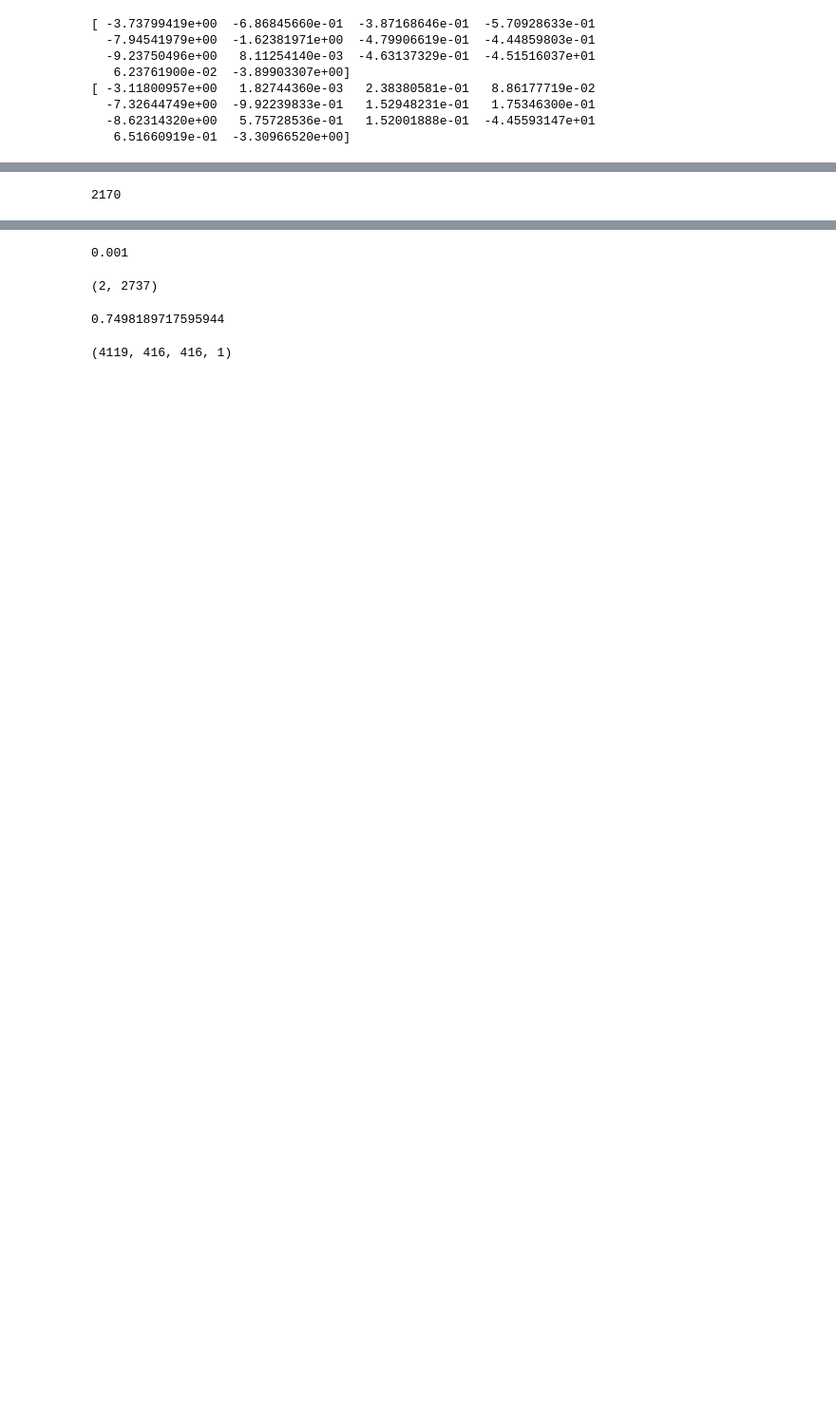
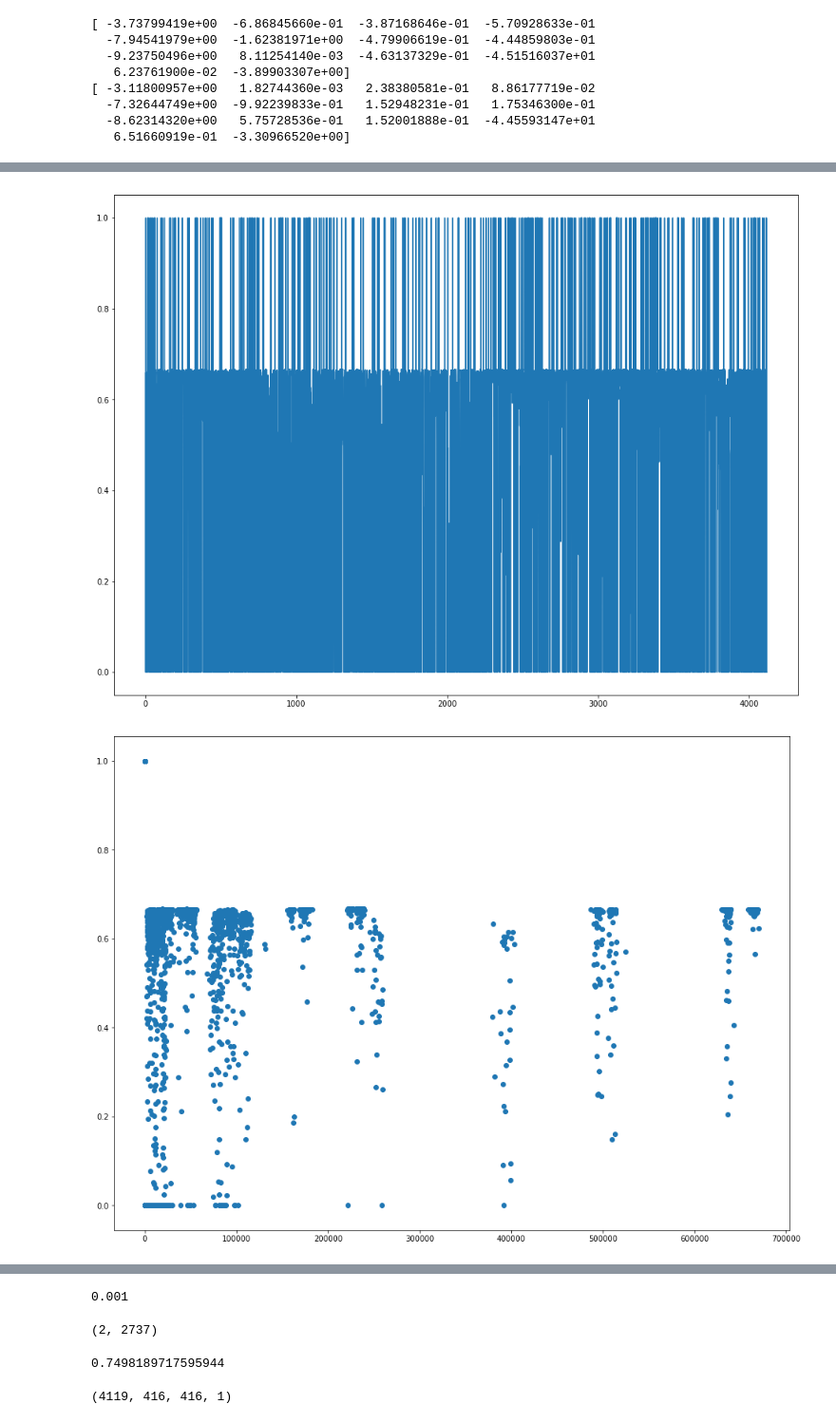
Before and after one commit to SorokinV/2018-TopCoder-Konika-Minolta, a Jupyter notebook: Jupyter/CM-V02-NET.ipynb, the cells around one changed output, grey strips where cells are left out. Shown at 95% size. Drawn from its saved outputs; the diff is of its cells as text; code cells hidden in the pictures; blank space fills up the shorter version.

```diff
--- a/Jupyter/CM-V02-NET.ipynb
+++ b/Jupyter/CM-V02-NET.ipynb
@@ -821,11 +820,14 @@ print(K.get_value(K.mean(keras.losses.binary_crossentropy(tYY,tPP),axis=(1,2))))
 # %%
 #K.clear_session()
 sstep = 250
+tRR = np.zeros(len(YY),dtype=np.float32)
 for ii in range(0,4100,sstep) :
     K.clear_session()
     tYY = K.variable(YY[ii:ii+sstep])
+    #tPP = K.zeros(PP[ii:ii+sstep].shape) #K.variable(PP[ii:ii+sstep])
     tPP = K.variable(PP[ii:ii+sstep])
-    print(ii,K.get_value(K.mean(f1scoreTF(tYY,tPP,th=0.5))))
+    tRR[ii:ii+sstep] = K.get_value(f1scoreTF(tYY,tPP,th=0.9999))
+    print(ii,K.get_value(K.mean(f1scoreTF(tYY,tPP,th=0.9999))))
     del tYY,tPP
 #del X1,X2
 # %% [output]
@@ -853,4 +851,10 @@ del tYY,tPP
-# %%
-751+1419
-# %% [output]
-2170
+# %%
+tRR.shape
+plt.figure(figsize=(16,12))
+plt.plot(tRR); plt.show()
+tYY = YY.sum(axis=(1,2))
+plt.figure(figsize=(16,12))
+plt.scatter(tYY,tRR); plt.show()
+# %% [output]
+[figure, added]
+[figure, added]
```
Also changed, not shown: parts of 8 cells of this notebook, 1 other file.
